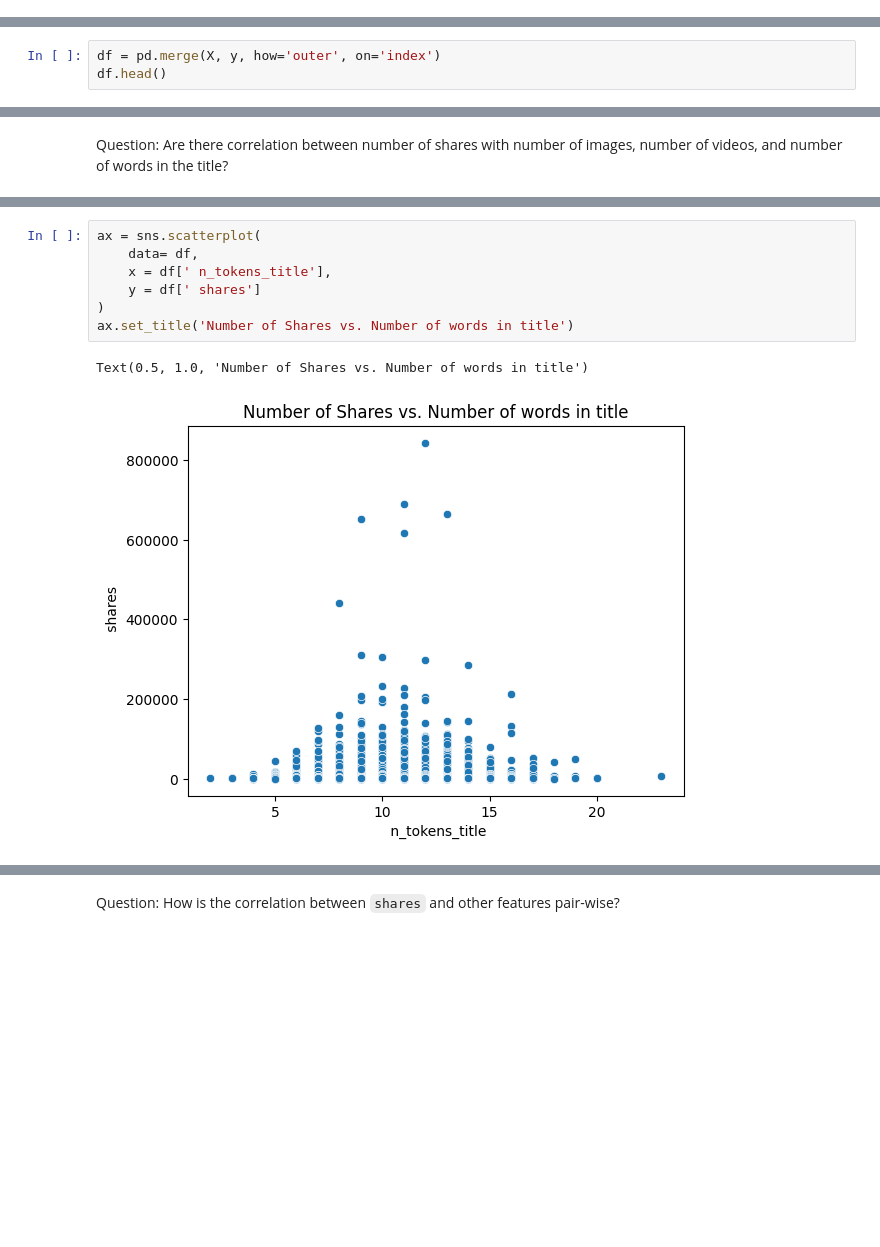
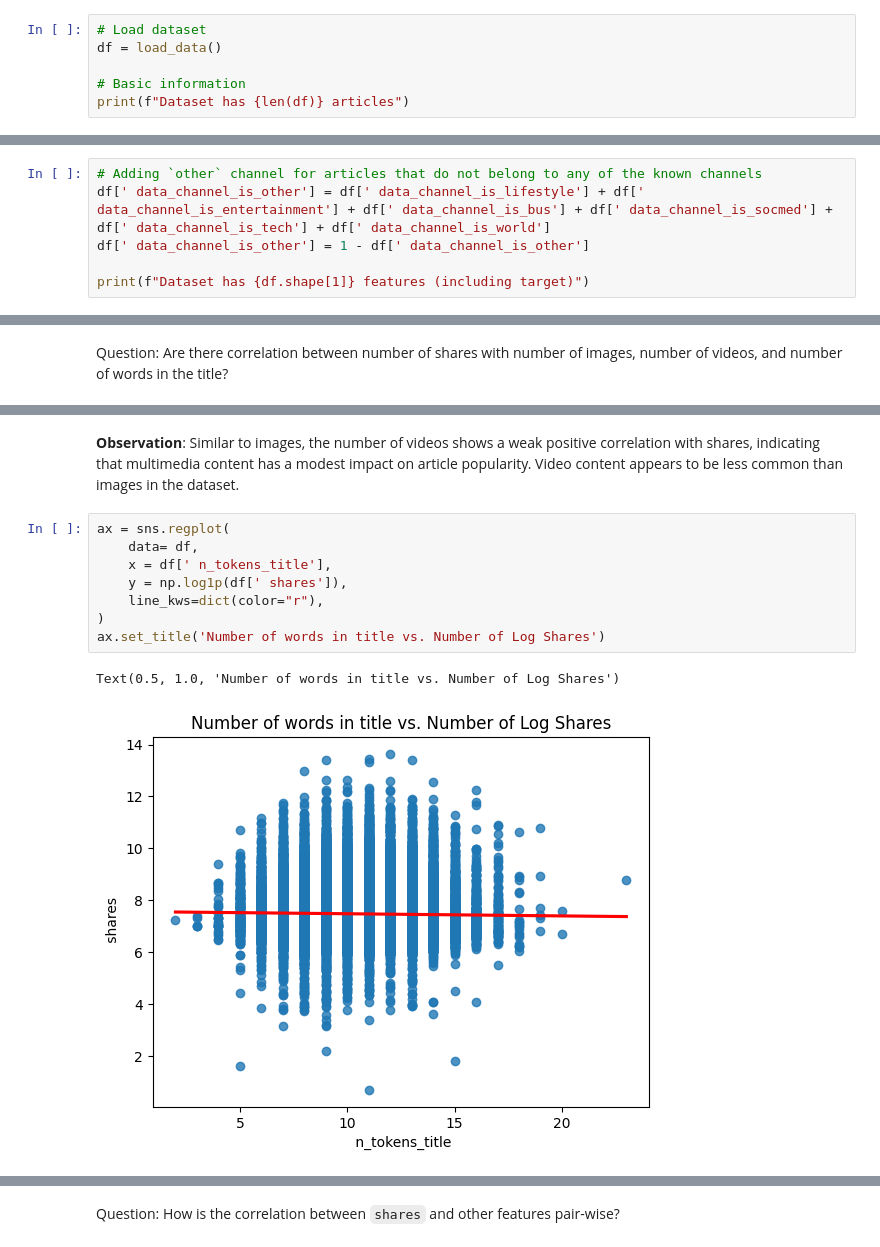
Before and after one commit to suehuynh/news-promotion-lp, a Jupyter notebook: notebooks/01_eda.ipynb, the cells around one changed output, grey strips where cells are left out. Cells and saved outputs as stored; diff of their text form; blank space fills up the shorter version.

```diff
--- a/notebooks/01_eda.ipynb
+++ b/notebooks/01_eda.ipynb
@@ -9,0 +15,6 @@ from ucimlrepo import fetch_ucirepo
+# %%
+# Load dataset
+df = load_data()
+
+# Basic information
+print(f"Dataset has {len(df)} articles")
@@ -40,0 +34,6 @@ print(online_news_popularity.variables)
+# %%
+# Adding `other` channel for articles that do not belong to any of the known channels
+df[' data_channel_is_other'] = df[' data_channel_is_lifestyle'] + df[' data_channel_is_entertainment'] + df[' data_channel_is_bus'] + df[' data_channel_is_socmed'] + df[' data_channel_is_tech'] + df[' data_channel_is_world']
+df[' data_channel_is_other'] = 1 - df[' data_channel_is_other']
+
+print(f"Dataset has {df.shape[1]} features (including target)")
@@ -46,3 +43,0 @@ y = y.reset_index()
-# %%
-df = pd.merge(X, y, how='outer', on='index')
-df.head()
@@ -148,10 +208,13 @@ Text(0.5, 1.0, 'Number of Shares vs. Number of Videos')
+# %% [markdown]
+**Observation**: Similar to images, the number of videos shows a weak positive correlation with shares, indicating that multimedia content has a modest impact on article popularity. Video content appears to be less common than images in the dataset.
 # %%
-ax = sns.scatterplot(
+ax = sns.regplot(
     data= df,
     x = df[' n_tokens_title'],
-    y = df[' shares']
+    y = np.log1p(df[' shares']),
+    line_kws=dict(color="r"),
 )
-ax.set_title('Number of Shares vs. Number of words in title')
+ax.set_title('Number of words in title vs. Number of Log Shares')
 # %% [output]
-Text(0.5, 1.0, 'Number of Shares vs. Number of words in title')
+Text(0.5, 1.0, 'Number of words in title vs. Number of Log Shares')
-[figure, old version]
+[figure, new version]
```
Also changed, not shown: parts of 27 cells of this notebook.
